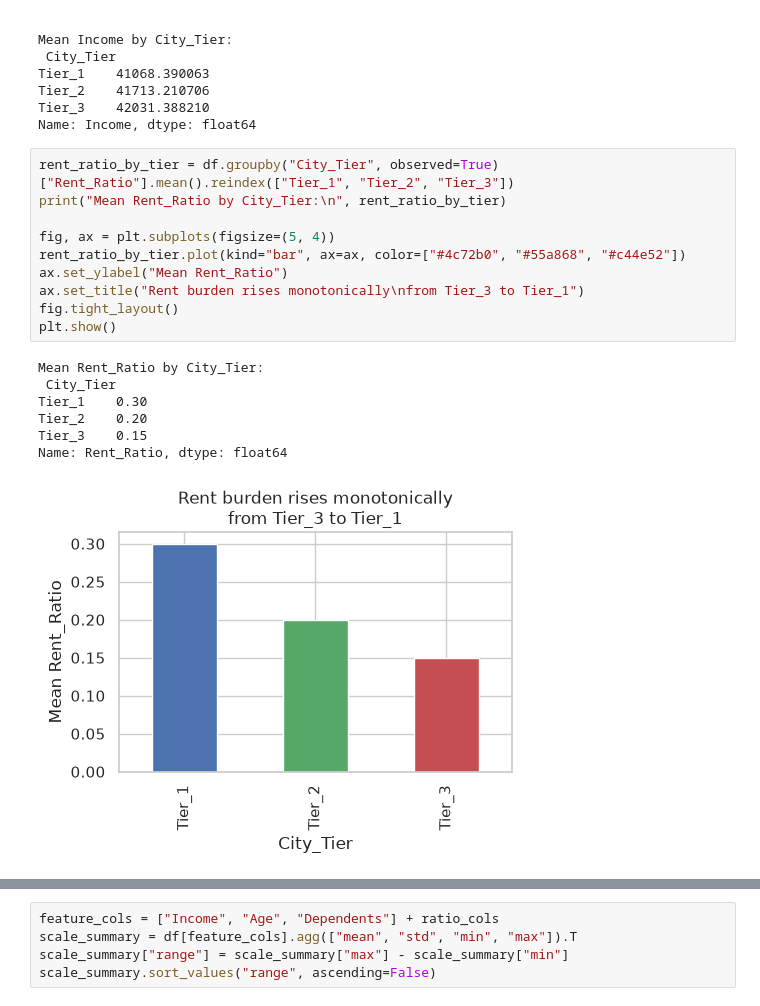
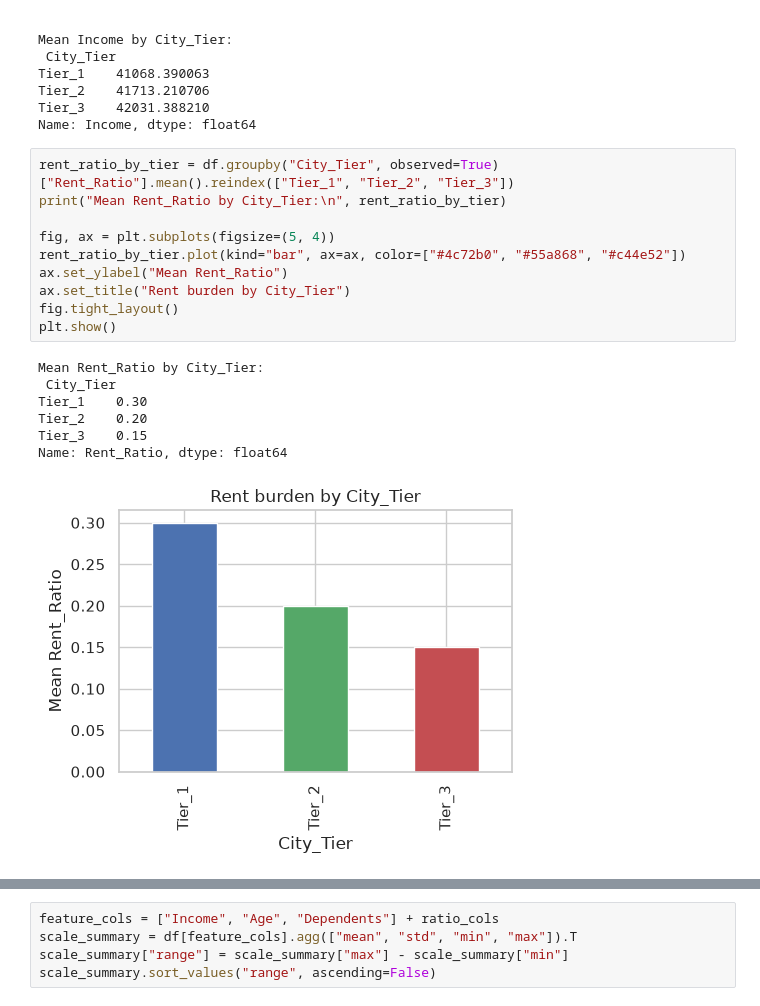
Before and after one commit to saint2706/savings-goal-classifier, a Jupyter notebook: notebooks/02_feature_engineering.ipynb, the cells around one changed output, grey strips where cells are left out. Drawn from its saved outputs; the diff is of its cells as text.

```diff
--- a/notebooks/02_feature_engineering.ipynb
+++ b/notebooks/02_feature_engineering.ipynb
@@ -127,18 +116,18 @@ Name: Income, dtype: float64
 # %%
 rent_ratio_by_tier = df.groupby("City_Tier", observed=True)["Rent_Ratio"].mean().reindex(["Tier_1", "Tier_2", "Tier_3"])
 print("Mean Rent_Ratio by City_Tier:\n", rent_ratio_by_tier)
 
 fig, ax = plt.subplots(figsize=(5, 4))
 rent_ratio_by_tier.plot(kind="bar", ax=ax, color=["#4c72b0", "#55a868", "#c44e52"])
 ax.set_ylabel("Mean Rent_Ratio")
-ax.set_title("Rent burden rises monotonically\nfrom Tier_3 to Tier_1")
+ax.set_title("Rent burden by City_Tier")
 fig.tight_layout()
 plt.show()
 # %% [output]
 Mean Rent_Ratio by City_Tier:
  City_Tier
 Tier_1    0.30
 Tier_2    0.20
 Tier_3    0.15
 Name: Rent_Ratio, dtype: float64
-[figure, old version]
+[figure, new version]
```
Also changed, not shown: parts of 19 cells of this notebook, 19 other files.
